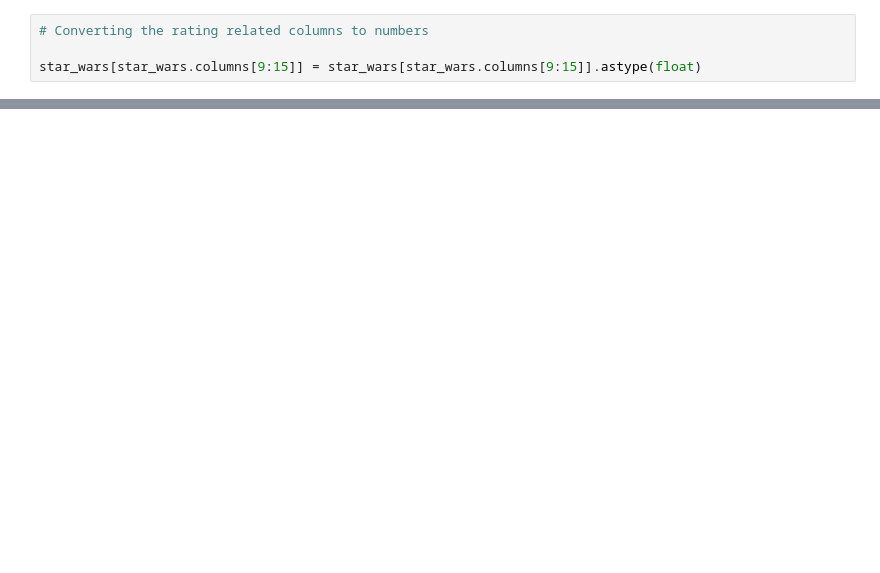
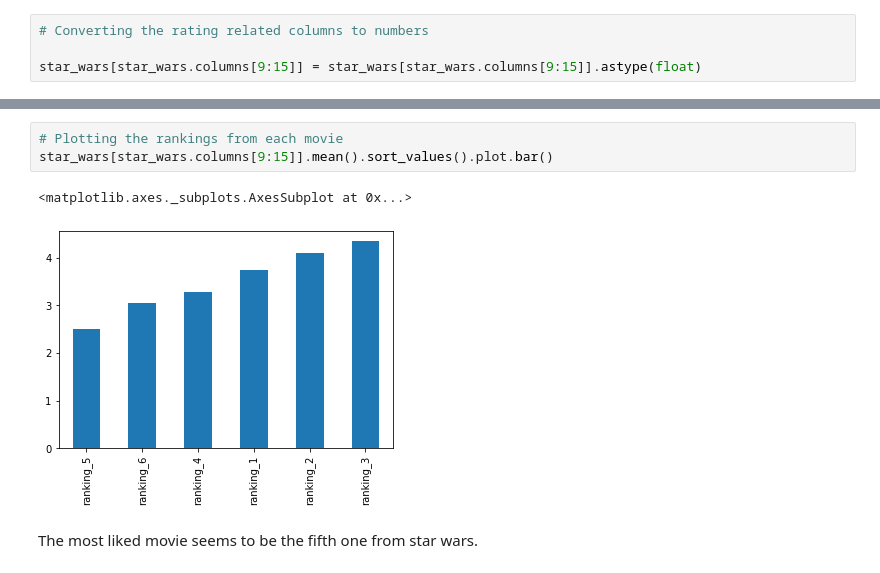
Before and after one commit to OniSlayer/star_wars_surveys, a Jupyter notebook: star_wars_survey.ipynb, the cells around one changed output, grey strips where cells are left out. Saved outputs shown, nothing was run; the diff lists cells and outputs as text; blank space fills up the shorter version.

Commit message:
Find movie with the best ranking and plot movies by rating

```diff
--- a/star_wars_survey.ipynb
+++ b/star_wars_survey.ipynb
@@ -163,0 +176,8 @@ star_wars.head()
+# %%
+# Plotting the rankings from each movie
+star_wars[star_wars.columns[9:15]].mean().sort_values().plot.bar()
+# %% [output]
+<matplotlib.axes._subplots.AxesSubplot at 0x...>
+[figure, added]
+# %% [markdown]
+The most liked movie seems to be the fifth one from star wars.
```
Also changed, not shown: parts of 1 cell of this notebook, 1 other file.
